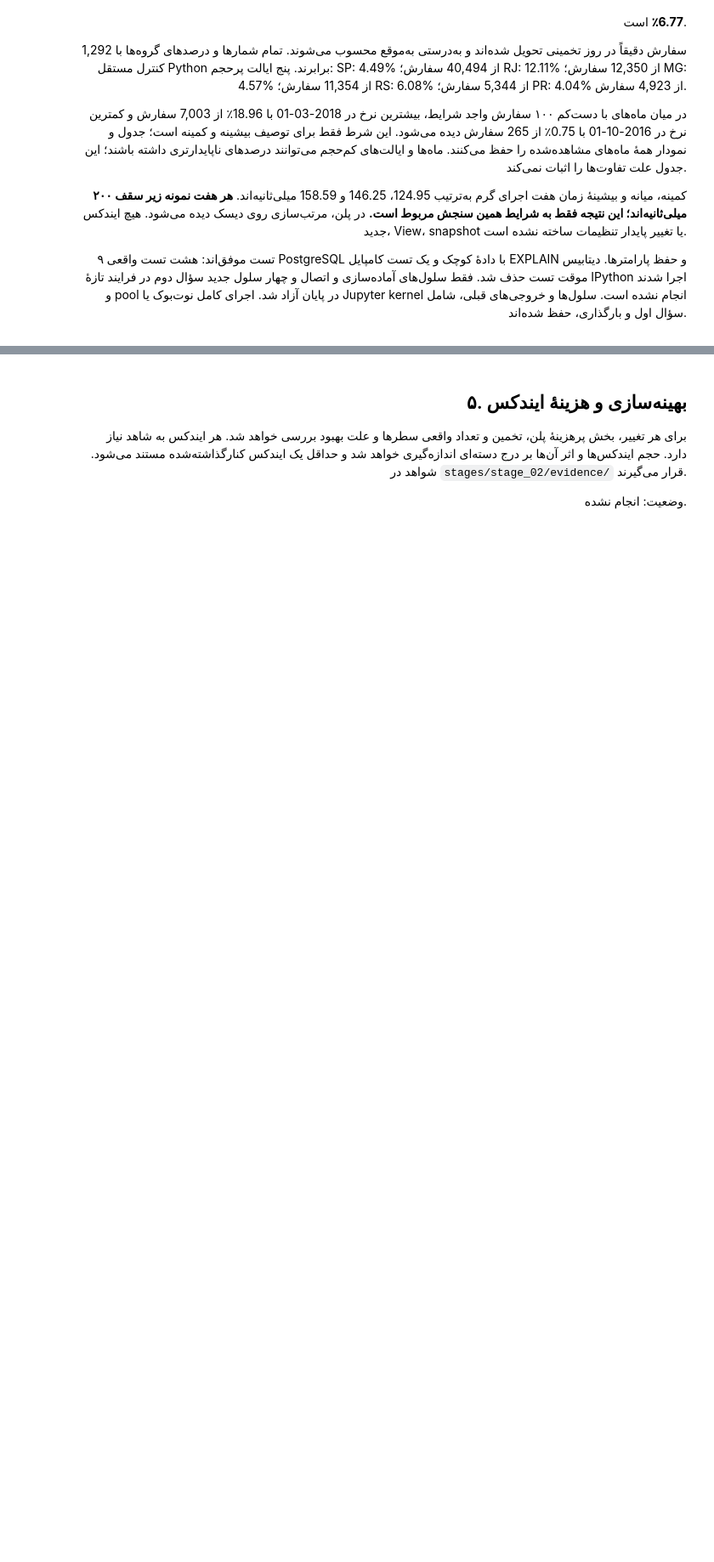
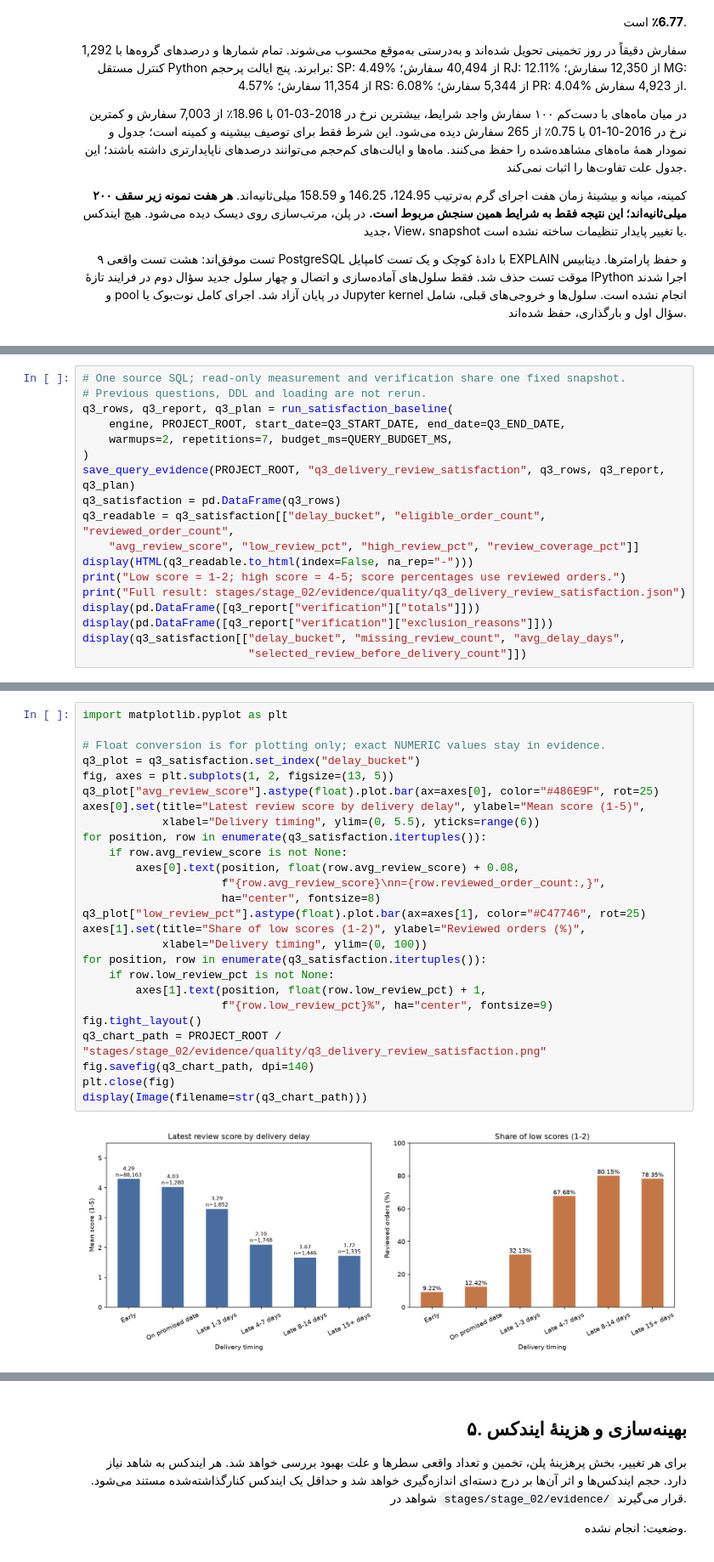
Before and after one commit to Ehsan-soveyzi/data_factory, a Jupyter notebook: stages/stage_02/solution.ipynb, the cells around one changed output, grey strips where cells are left out. Shown at 85% size. Saved outputs shown, nothing was run; the diff lists cells and outputs as text; blank space fills up the shorter version.

Commit message:
third query results added.

```diff
--- a/stages/stage_02/solution.ipynb
+++ b/stages/stage_02/solution.ipynb
@@ -1530,0 +1564,18 @@ Benchmark: stages/stage_02/evidence/benchmarks/q2_monthly_state_delivery_baselin
+# %%
+# One source SQL; read-only measurement and verification share one fixed snapshot.
+# Previous questions, DDL and loading are not rerun.
+q3_rows, q3_report, q3_plan = run_satisfaction_baseline(
+    engine, PROJECT_ROOT, start_date=Q3_START_DATE, end_date=Q3_END_DATE,
+    warmups=2, repetitions=7, budget_ms=QUERY_BUDGET_MS,
+)
+save_query_evidence(PROJECT_ROOT, "q3_delivery_review_satisfaction", q3_rows, q3_report, q3_plan)
+q3_satisfaction = pd.DataFrame(q3_rows)
+q3_readable = q3_satisfaction[["delay_bucket", "eligible_order_count", "reviewed_order_count",
+    "avg_review_score", "low_review_pct", "high_review_pct", "review_coverage_pct"]]
+display(HTML(q3_readable.to_html(index=False, na_rep="-")))
+print("Low score = 1-2; high score = 4-5; score percentages use reviewed orders.")
+print("Full result: stages/stage_02/evidence/quality/q3_delivery_review_satisfaction.json")
+display(pd.DataFrame([q3_report["verification"]["totals"]]))
+display(pd.DataFrame([q3_report["verification"]["exclusion_reasons"]]))
+display(q3_satisfaction[["delay_bucket", "missing_review_count", "avg_delay_days",
+                         "selected_review_before_delivery_count"]])
@@ -1530,0 +1603,28 @@ Benchmark: stages/stage_02/evidence/benchmarks/q2_monthly_state_delivery_baselin
+# %%
+import matplotlib.pyplot as plt
+
+# Float conversion is for plotting only; exact NUMERIC values stay in evidence.
+q3_plot = q3_satisfaction.set_index("delay_bucket")
+fig, axes = plt.subplots(1, 2, figsize=(13, 5))
+q3_plot["avg_review_score"].astype(float).plot.bar(ax=axes[0], color="#486E9F", rot=25)
+axes[0].set(title="Latest review score by delivery delay", ylabel="Mean score (1-5)",
+            xlabel="Delivery timing", ylim=(0, 5.5), yticks=range(6))
+for position, row in enumerate(q3_satisfaction.itertuples()):
+    if row.avg_review_score is not None:
+        axes[0].text(position, float(row.avg_review_score) + 0.08,
+                     f"{row.avg_review_score}\nn={row.reviewed_order_count:,}",
+                     ha="center", fontsize=8)
+q3_plot["low_review_pct"].astype(float).plot.bar(ax=axes[1], color="#C47746", rot=25)
+axes[1].set(title="Share of low scores (1-2)", ylabel="Reviewed orders (%)",
+            xlabel="Delivery timing", ylim=(0, 100))
+for position, row in enumerate(q3_satisfaction.itertuples()):
+    if row.low_review_pct is not None:
+        axes[1].text(position, float(row.low_review_pct) + 1,
+                     f"{row.low_review_pct}%", ha="center", fontsize=9)
+fig.tight_layout()
+q3_chart_path = PROJECT_ROOT / "stages/stage_02/evidence/quality/q3_delivery_review_satisfaction.png"
+fig.savefig(q3_chart_path, dpi=140)
+plt.close(fig)
+display(Image(filename=str(q3_chart_path)))
+# %% [output]
+[figure, added]
```
Also changed, not shown: parts of 7 cells of this notebook, 15 other files.
